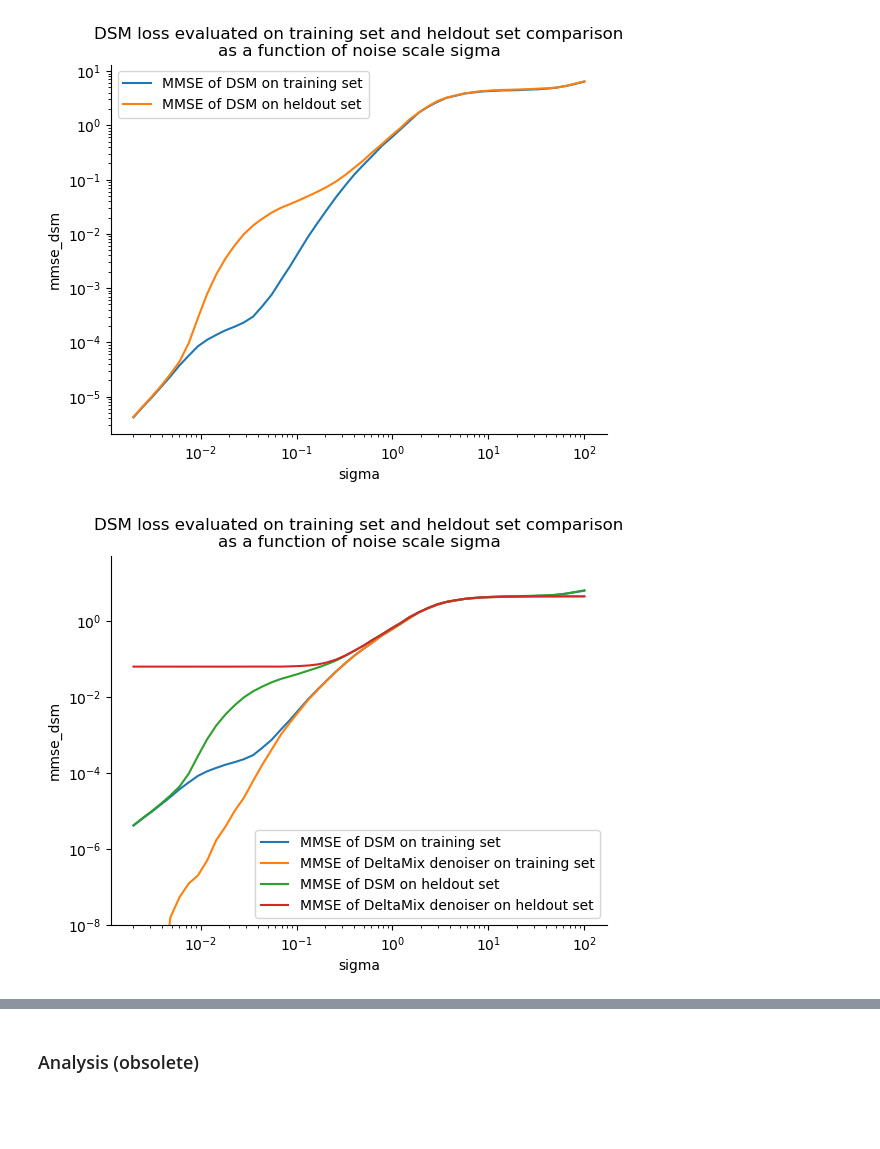
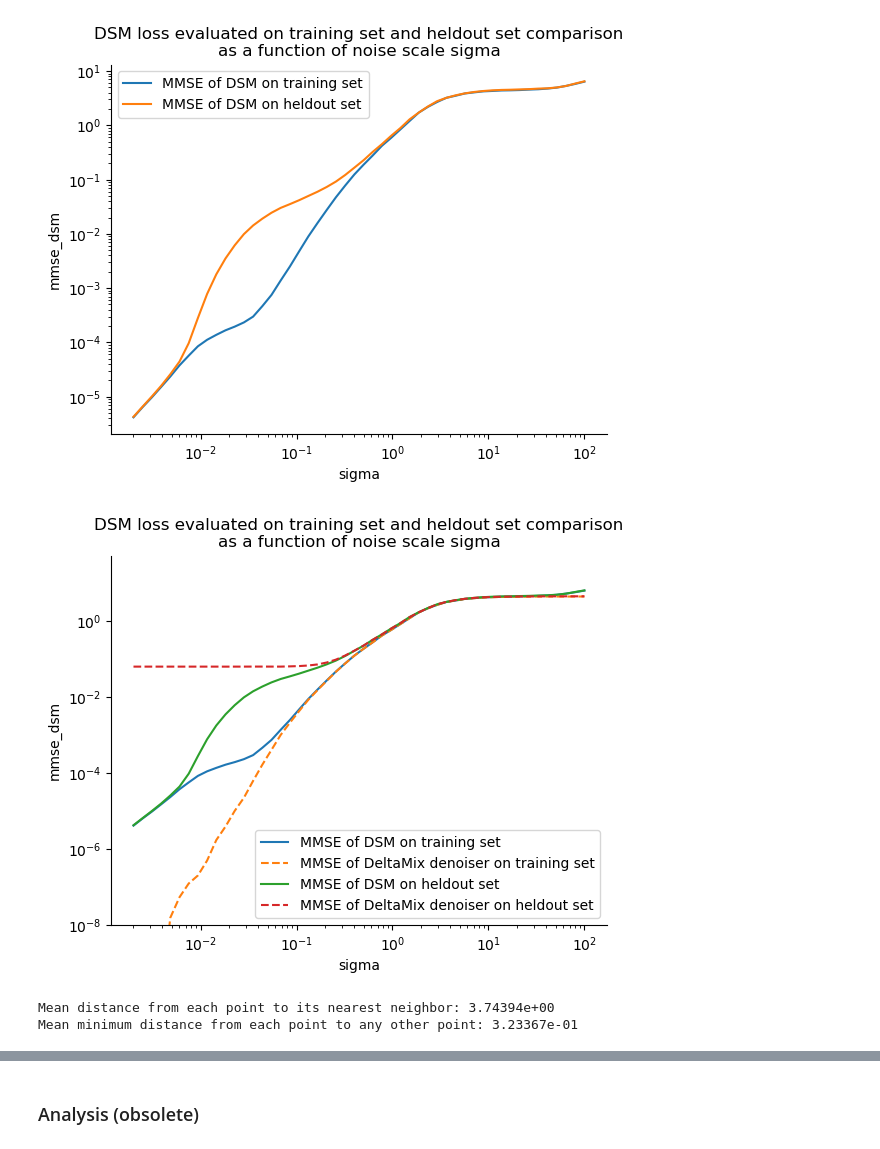
Before and after one commit to Animadversio/DiffusionMemorizationPhaseTrans, a Jupyter notebook: notebook/20260110_DSM_memorization_track.ipynb, the cells around one changed output, grey strips where cells are left out. Drawn from its saved outputs; the diff is of its cells as text; code cells hidden in the pictures; blank space fills up the shorter version.

```diff
--- a/notebook/20260110_DSM_memorization_track.ipynb
+++ b/notebook/20260110_DSM_memorization_track.ipynb
@@ -744,13 +744,29 @@ sigma: 100.000  MMSE of DSM on training set: 6.38342e+00        MMSE of DSM on h
 # %%
 
 sns.lineplot(x="sigma", y="mmse_dsm", data=mmse_per_sigma_col, label="MMSE of DSM on training set")
-sns.lineplot(x="sigma", y="mmse_gmm", data=mmse_per_sigma_col, label="MMSE of DeltaMix denoiser on training set")
+sns.lineplot(x="sigma", y="mmse_gmm", data=mmse_per_sigma_col, label="MMSE of DeltaMix denoiser on training set", linestyle="--")
 sns.lineplot(x="sigma", y="mmse_dsm_heldout", data=mmse_per_sigma_col, label="MMSE of DSM on heldout set")
-sns.lineplot(x="sigma", y="mmse_gmm_heldout", data=mmse_per_sigma_col, label="MMSE of DeltaMix denoiser on heldout set")
+sns.lineplot(x="sigma", y="mmse_gmm_heldout", data=mmse_per_sigma_col, label="MMSE of DeltaMix denoiser on heldout set", linestyle="--")
 plt.xscale("log")
 plt.yscale("log")
 plt.ylim(1e-8, None)
 plt.title("DSM loss evaluated on training set and heldout set comparison\nas a function of noise scale sigma")
+saveallforms(savedir, "DSM_loss_per_sigma_train_vs_heldout", )
 plt.show()
 # %% [output]
-[figure, old version]
+[figure, new version]
+# %%
+pnts_dist = torch.cdist(pnts.to(device), pnts.to(device), p=2)
+# Compute the distance from each point to every other point (already assigned to pnts_dist)
+# For each point, set its own distance to infinity to avoid picking self as nearest neighbor
+# Mask out the diagonal by setting it to infinity, then compute mean distance
+pnts_dist_masked = pnts_dist.clone()
+pnts_dist_masked.fill_diagonal_(float('nan'))
+mean_pnts_dist = torch.nanmean(pnts_dist_masked, dim=1)
+pnts_dist_masked.fill_diagonal_(float('inf'))
+pnts_min_dist = torch.min(pnts_dist_masked, dim=1).values
+print(f"Mean distance from each point to its nearest neighbor: {mean_pnts_dist.mean().item():.5e}")
+print(f"Mean minimum distance from each point to any other point: {pnts_min_dist.mean().item():.5e}")
+# %% [output]
+Mean distance from each point to its nearest neighbor: 3.74394e+00
+Mean minimum distance from each point to any other point: 3.23367e-01
```
Also changed, not shown: parts of 1 cell of this notebook.
